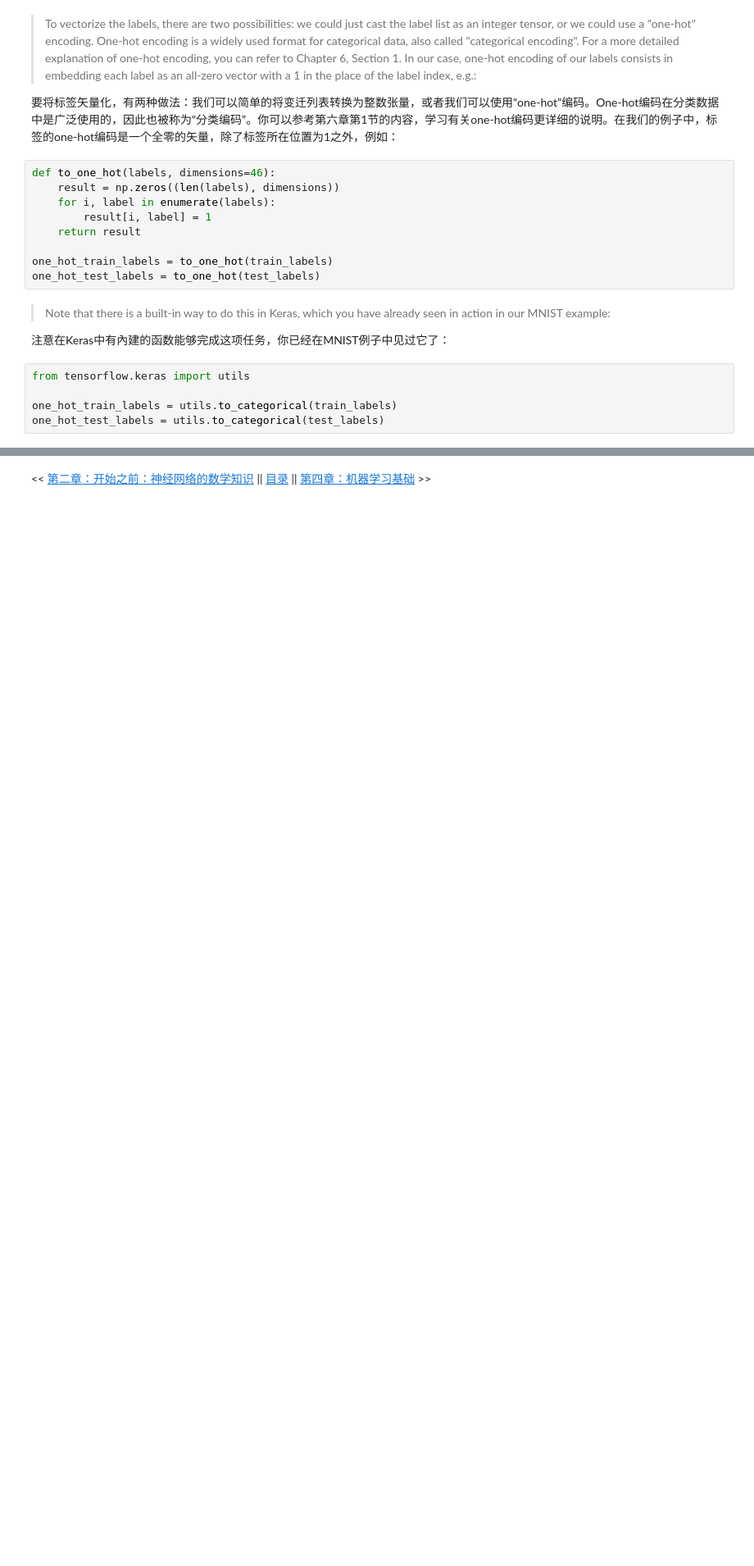
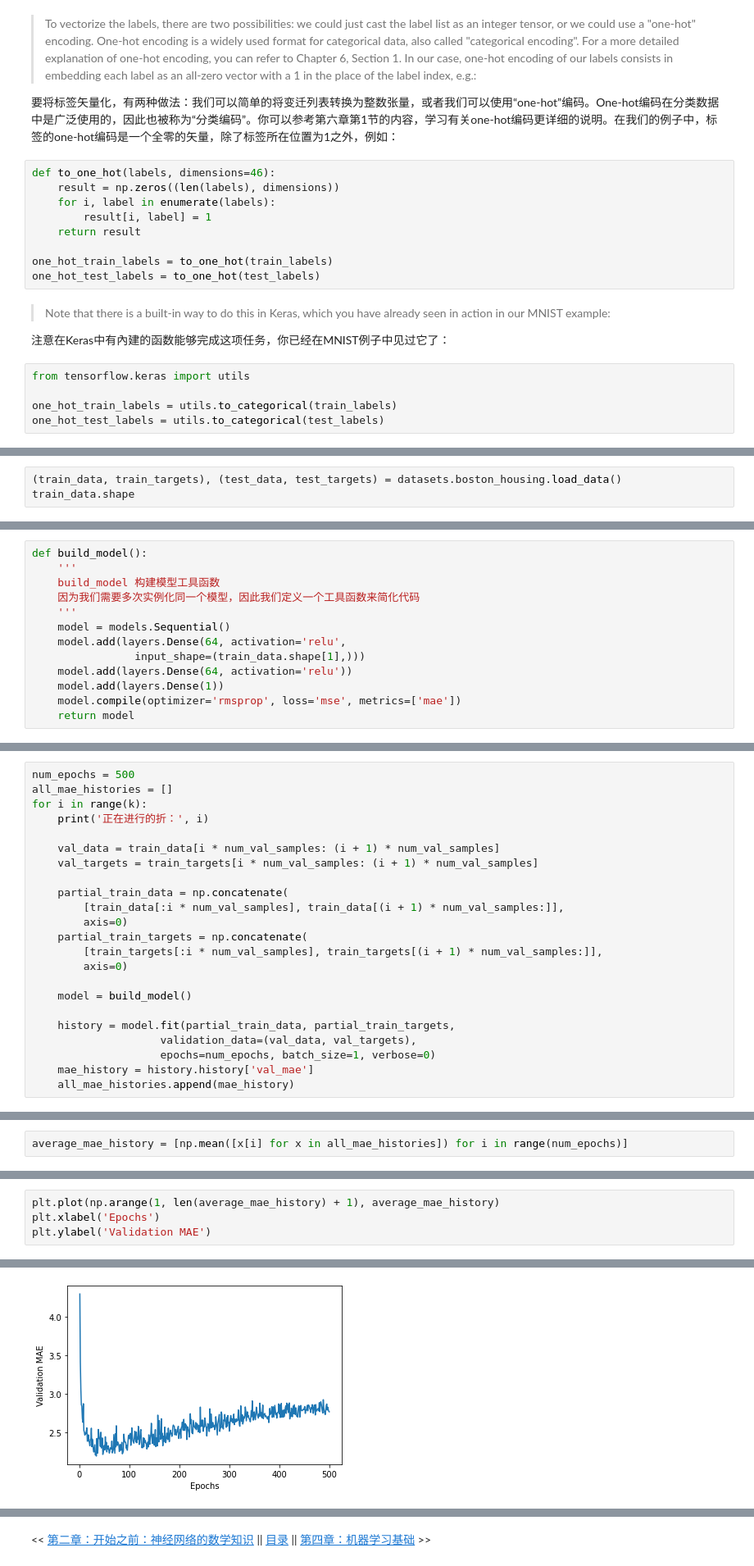
Before and after one commit to wangyingsm/deep-learning-with-python-cn, a Jupyter notebook: Chapter3-Getting-started-with-neural-networks.ipynb, the cells around one changed output, grey strips where cells are left out. Shown at 82% size. Drawn from its saved outputs; the diff is of its cells as text; blank space fills up the shorter version.

```diff
--- a/Chapter3-Getting-started-with-neural-networks.ipynb
+++ b/Chapter3-Getting-started-with-neural-networks.ipynb
@@ -1197,0 +1551,3 @@ There is however a new constraint here: the number of output classes has gone fr
+# %%
+(train_data, train_targets), (test_data, test_targets) = datasets.boston_housing.load_data()
+train_data.shape
@@ -1197,0 +1658,13 @@ There is however a new constraint here: the number of output classes has gone fr
+# %%
+def build_model():
+    '''
+    build_model 构建模型工具函数
+    因为我们需要多次实例化同一个模型，因此我们定义一个工具函数来简化代码
+    '''
+    model = models.Sequential()
+    model.add(layers.Dense(64, activation='relu',
+                input_shape=(train_data.shape[1],)))
+    model.add(layers.Dense(64, activation='relu'))
+    model.add(layers.Dense(1))
+    model.compile(optimizer='rmsprop', loss='mse', metrics=['mae'])
+    return model
@@ -1197,0 +1781,23 @@ There is however a new constraint here: the number of output classes has gone fr
+# %%
+num_epochs = 500
+all_mae_histories = []
+for i in range(k):
+    print('正在进行的折：', i)
+
+    val_data = train_data[i * num_val_samples: (i + 1) * num_val_samples]
+    val_targets = train_targets[i * num_val_samples: (i + 1) * num_val_samples]
+
+    partial_train_data = np.concatenate(
+        [train_data[:i * num_val_samples], train_data[(i + 1) * num_val_samples:]],
+        axis=0)
+    partial_train_targets = np.concatenate(
+        [train_targets[:i * num_val_samples], train_targets[(i + 1) * num_val_samples:]],
+        axis=0)
+
+    model = build_model()
+
+    history = model.fit(partial_train_data, partial_train_targets,
+                    validation_data=(val_data, val_targets),
+                    epochs=num_epochs, batch_size=1, verbose=0)
+    mae_history = history.history['val_mae']
+    all_mae_histories.append(mae_history)
@@ -1197,0 +1813,2 @@ There is however a new constraint here: the number of output classes has gone fr
+# %%
+average_mae_history = [np.mean([x[i] for x in all_mae_histories]) for i in range(num_epochs)]
@@ -1197,0 +1817,5 @@ There is however a new constraint here: the number of output classes has gone fr
+# %%
+plt.plot(np.arange(1, len(average_mae_history) + 1), average_mae_history)
+plt.xlabel('Epochs')
+plt.ylabel('Validation MAE')
+# %% [output]
@@ -1197,0 +1823 @@ There is however a new constraint here: the number of output classes has gone fr
+[figure, added]
```
Also changed, not shown: parts of 70 cells of this notebook, 2 other files.
